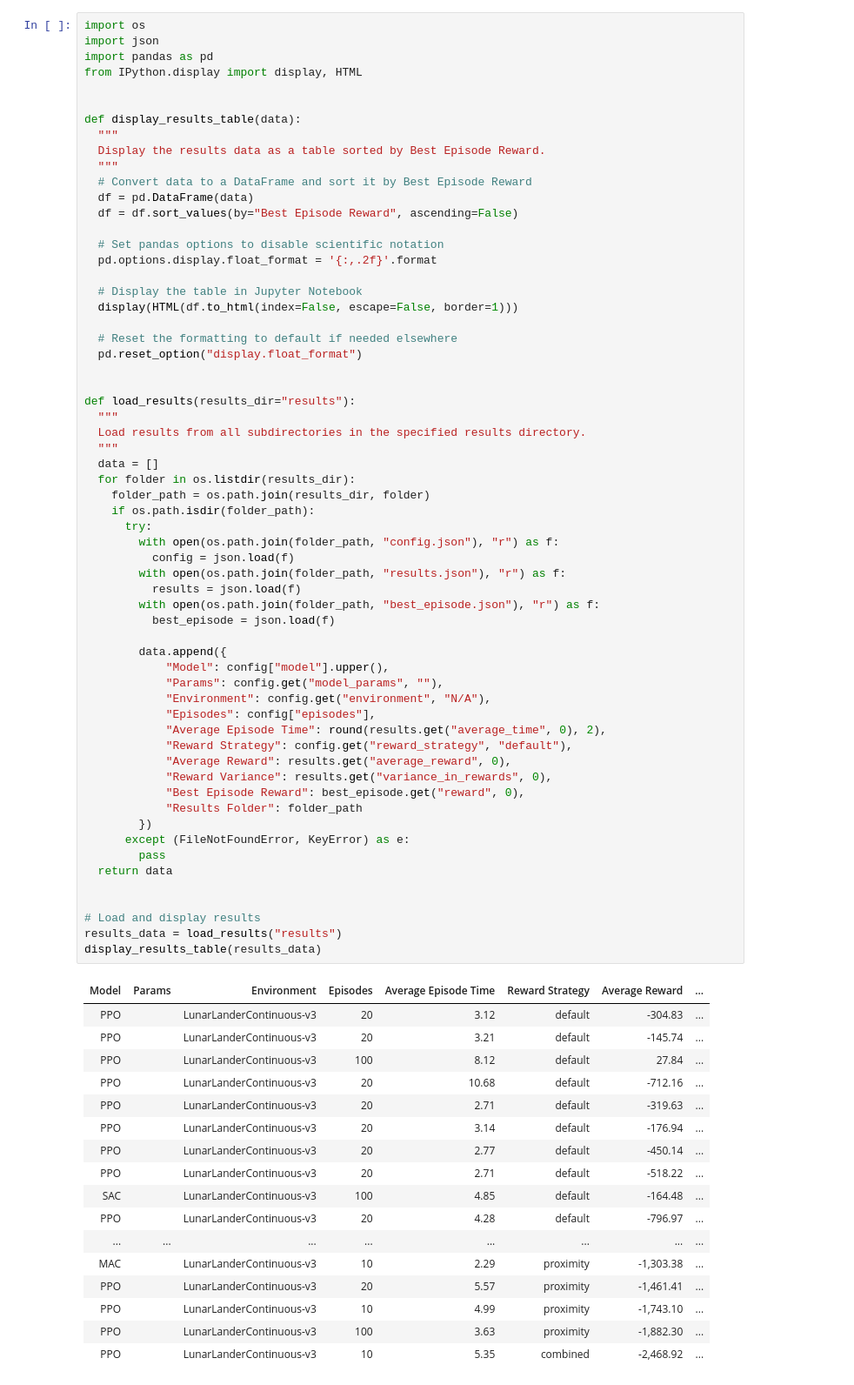
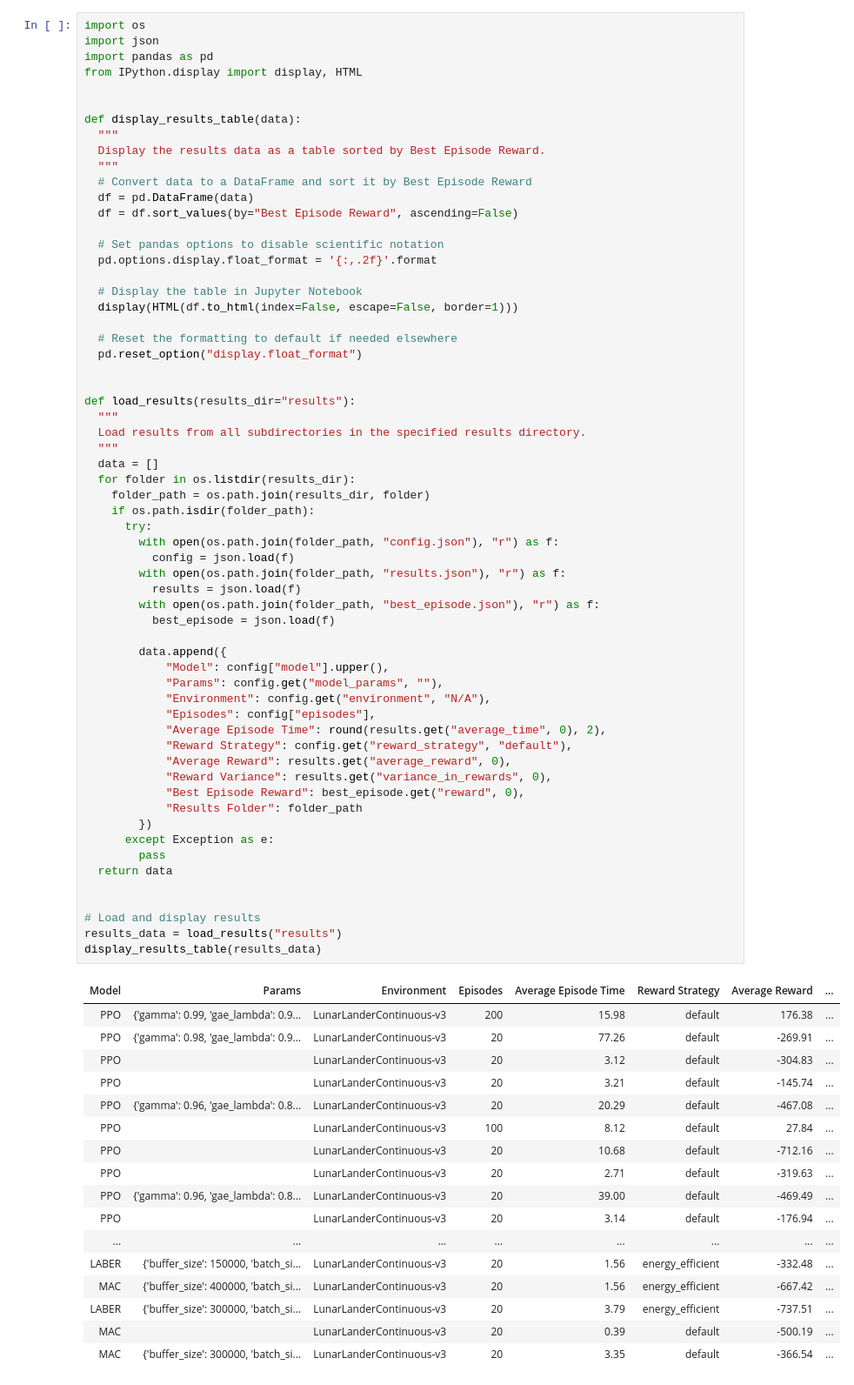
Before and after one commit to pre63/gym-lander-playground, a Jupyter notebook: report.ipynb, the cells around one changed output. Shown: that part at 87% size. Saved outputs shown, nothing was run; the diff lists cells and outputs as text.

```diff
--- a/report.ipynb
+++ b/report.ipynb
@@ -33,47 +33,47 @@ def load_results(results_dir="results"):
     if os.path.isdir(folder_path):
       try:
         with open(os.path.join(folder_path, "config.json"), "r") as f:
           config = json.load(f)
         with open(os.path.join(folder_path, "results.json"), "r") as f:
           results = json.load(f)
         with open(os.path.join(folder_path, "best_episode.json"), "r") as f:
           best_episode = json.load(f)
 
         data.append({
             "Model": config["model"].upper(),
             "Params": config.get("model_params", ""),
             "Environment": config.get("environment", "N/A"),
             "Episodes": config["episodes"],
             "Average Episode Time": round(results.get("average_time", 0), 2),
             "Reward Strategy": config.get("reward_strategy", "default"),
             "Average Reward": results.get("average_reward", 0),
             "Reward Variance": results.get("variance_in_rewards", 0),
             "Best Episode Reward": best_episode.get("reward", 0),
             "Results Folder": folder_path
         })
-      except (FileNotFoundError, KeyError) as e:
+      except Exception as e:
         pass
   return data
 
 
 # Load and display results
 results_data = load_results("results")
 display_results_table(results_data)
 # %% [output]
 | Model | Params | Environment | Episodes | Average Episode Time | Reward Strategy | Average Reward | ... |
+| PPO | {'gamma': 0.99, 'gae_lambda': 0.9... | LunarLanderContinuous-v3 | 200 | 15.98 | default | 176.38 | ... |
+| PPO | {'gamma': 0.98, 'gae_lambda': 0.9... | LunarLanderContinuous-v3 | 20 | 77.26 | default | -269.91 | ... |
 | PPO |  | LunarLanderContinuous-v3 | 20 | 3.12 | default | -304.83 | ... |
 | PPO |  | LunarLanderContinuous-v3 | 20 | 3.21 | default | -145.74 | ... |
+| PPO | {'gamma': 0.96, 'gae_lambda': 0.8... | LunarLanderContinuous-v3 | 20 | 20.29 | default | -467.08 | ... |
 | PPO |  | LunarLanderContinuous-v3 | 100 | 8.12 | default | 27.84 | ... |
 | PPO |  | LunarLanderContinuous-v3 | 20 | 10.68 | default | -712.16 | ... |
 | PPO |  | LunarLanderContinuous-v3 | 20 | 2.71 | default | -319.63 | ... |
+| PPO | {'gamma': 0.96, 'gae_lambda': 0.8... | LunarLanderContinuous-v3 | 20 | 39.00 | default | -469.49 | ... |
 | PPO |  | LunarLanderContinuous-v3 | 20 | 3.14 | default | -176.94 | ... |
-| PPO |  | LunarLanderContinuous-v3 | 20 | 2.77 | default | -450.14 | ... |
-| PPO |  | LunarLanderContinuous-v3 | 20 | 2.71 | default | -518.22 | ... |
-| SAC |  | LunarLanderContinuous-v3 | 100 | 4.85 | default | -164.48 | ... |
-| PPO |  | LunarLanderContinuous-v3 | 20 | 4.28 | default | -796.97 | ... |
 | ... | ... | ... | ... | ... | ... | ... | ... |
-| MAC |  | LunarLanderContinuous-v3 | 10 | 2.29 | proximity | -1,303.38 | ... |
-| PPO |  | LunarLanderContinuous-v3 | 20 | 5.57 | proximity | -1,461.41 | ... |
-| PPO |  | LunarLanderContinuous-v3 | 10 | 4.99 | proximity | -1,743.10 | ... |
-| PPO |  | LunarLanderContinuous-v3 | 100 | 3.63 | proximity | -1,882.30 | ... |
-| PPO |  | LunarLanderContinuous-v3 | 10 | 5.35 | combined | -2,468.92 | ... |
+| LABER | {'buffer_size': 150000, 'batch_si... | LunarLanderContinuous-v3 | 20 | 1.56 | energy_efficient | -332.48 | ... |
+| MAC | {'buffer_size': 400000, 'batch_si... | LunarLanderContinuous-v3 | 20 | 1.56 | energy_efficient | -667.42 | ... |
+| LABER | {'buffer_size': 300000, 'batch_si... | LunarLanderContinuous-v3 | 20 | 3.79 | energy_efficient | -737.51 | ... |
+| MAC |  | LunarLanderContinuous-v3 | 20 | 0.39 | default | -500.19 | ... |
+| MAC | {'buffer_size': 300000, 'batch_si... | LunarLanderContinuous-v3 | 20 | 3.35 | default | -366.54 | ... |
```
Also changed, not shown: 8 other files.
